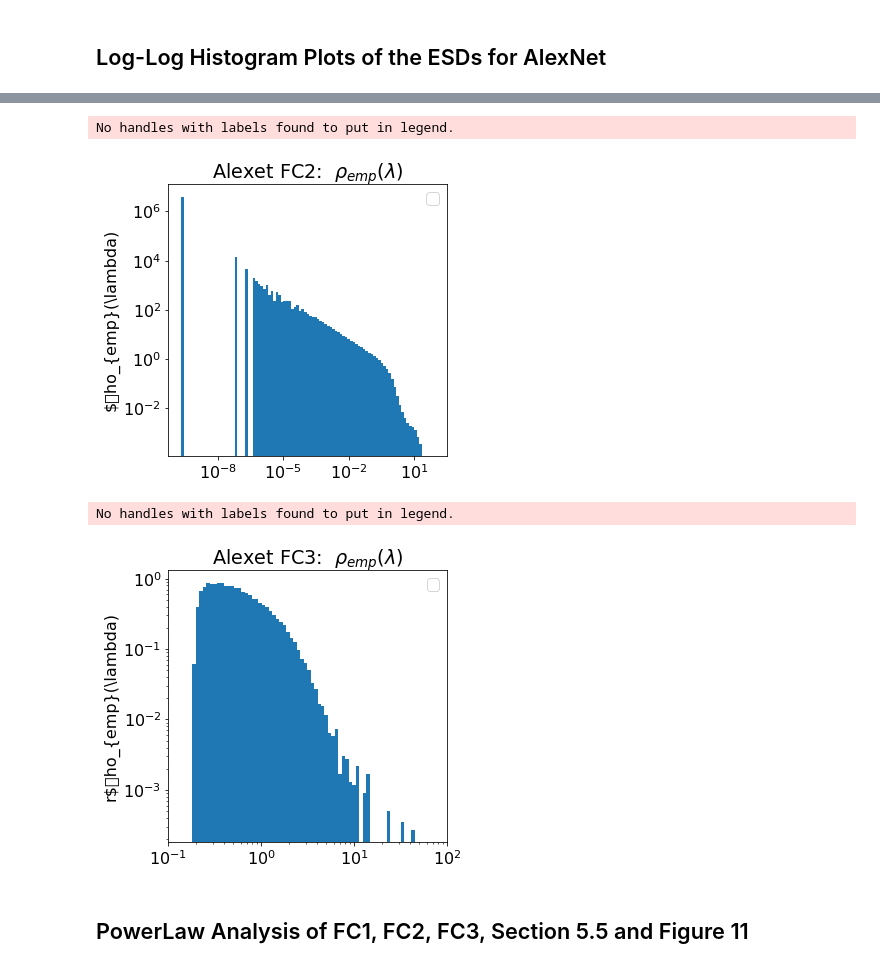
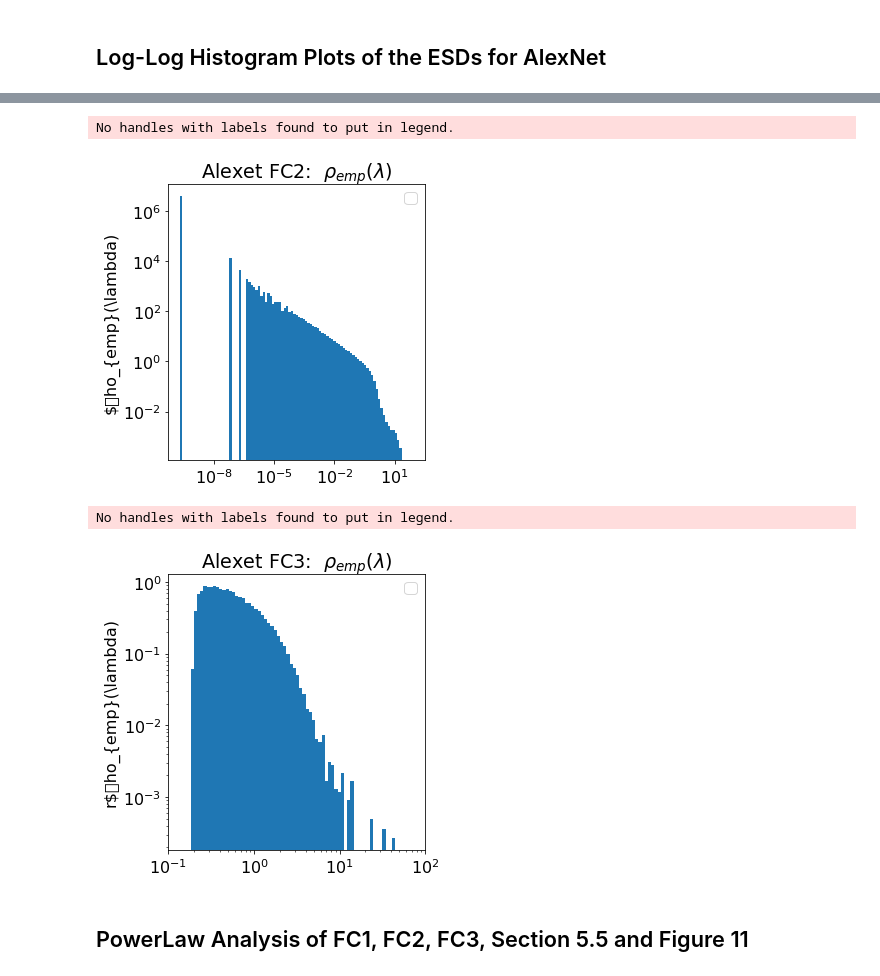
Before and after one commit to CalculatedContent/ImplicitSelfRegularization, a Jupyter notebook: AlexNet-pytorch.ipynb, the cells around one changed output, grey strips where cells are left out. Drawn from its saved outputs; the diff is of its cells as text; code cells hidden in the pictures.

```diff
--- a/AlexNet-pytorch.ipynb
+++ b/AlexNet-pytorch.ipynb
@@ -232,15 +241,16 @@ No handles with labels found to put in legend.
 # %%
 bins = np.logspace(np.log10(np.min(evals_FC2)), np.log10(np.max(evals_FC2)), num=100)
 plt.hist(evals_FC2, bins=bins, density=True, log=True);
 plt.xscale('log')
 plt.title(r"Alexet FC2:  $\rho_{emp}(\lambda)$")
 plt.ylabel("$\rho_{emp}(\lambda)")
 
 plt.legend()
+plt.tight_layout()
 plt.savefig("img/alexnet-log-log-fc2.png")
 # %% [output]
 No handles with labels found to put in legend.
-[figure, old version]
+[figure, new version]
 # %%
 bins = np.logspace(np.log10(np.min(evals_FC3)), np.log10(np.max(evals_FC3)), num=100)
 plt.hist(evals_FC3, bins=bins, density=True, log=True);
@@ -248,11 +258,12 @@ plt.xscale('log')
 plt.title(r"Alexet FC3:  $\rho_{emp}(\lambda)$")
 plt.ylabel("r$\rho_{emp}(\lambda)")
 plt.legend()
+plt.tight_layout()
 plt.xlim(0.1, 100)
 plt.savefig("img/alexnet-log-log-fc3.png")
 # %% [output]
 No handles with labels found to put in legend.
-[figure, old version]
+[figure, new version]
 # %% [markdown]
 ## PowerLaw Analysis of FC1, FC2, FC3,  Section 5.5 and Figure 11
 # %% [markdown]
```
Also changed, not shown: parts of 13 cells of this notebook, 32 other files.
